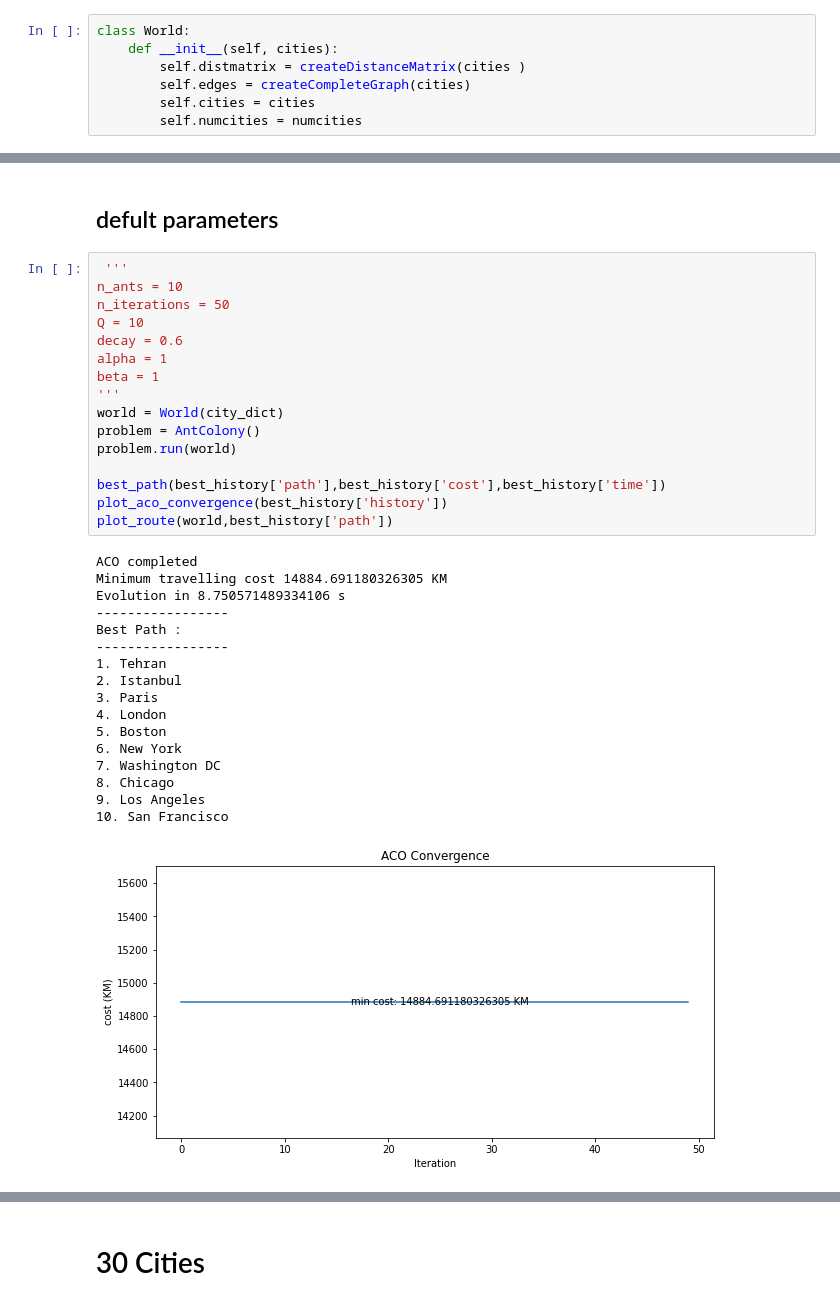
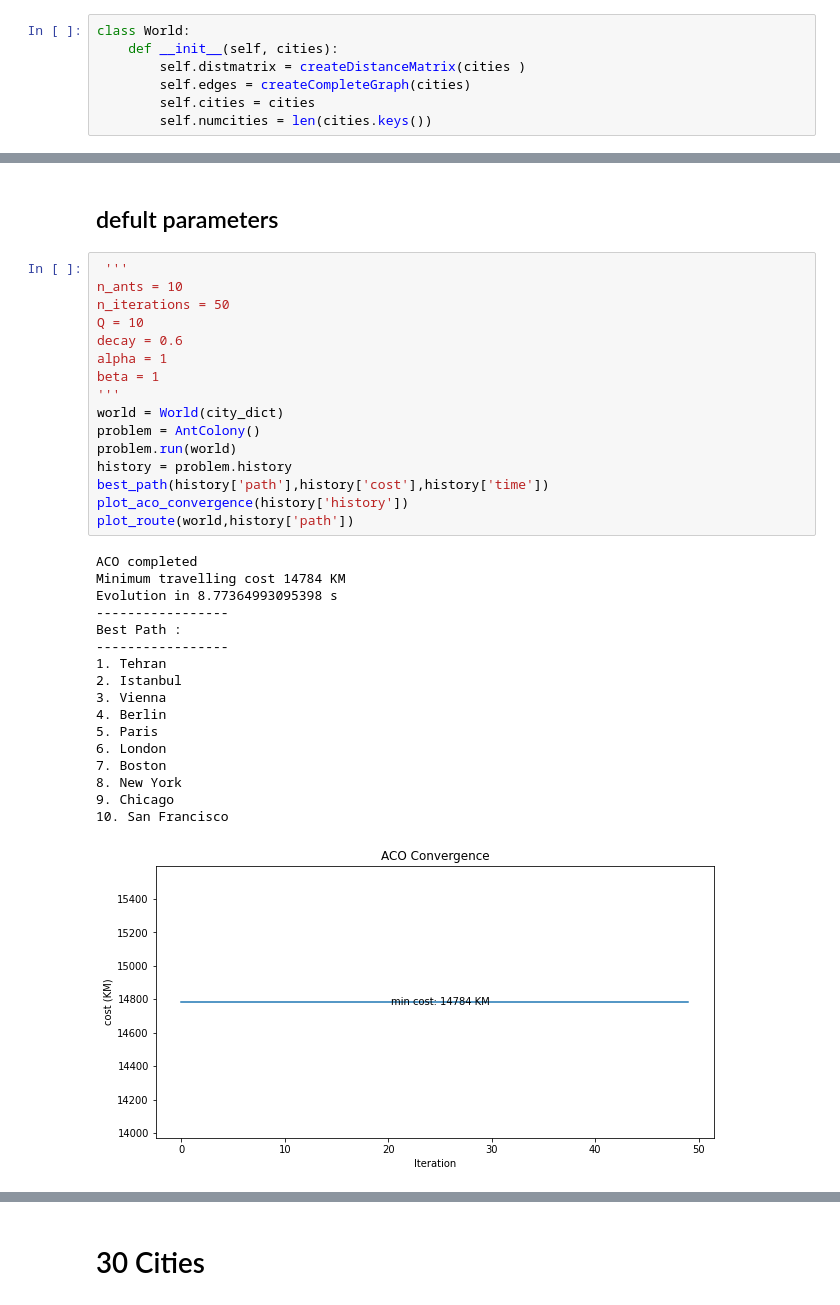
Before and after one commit to alisharifi2000/ACO_TSP, a Jupyter notebook: ACO_TSP.ipynb, the cells around one changed output, grey strips where cells are left out. Cells and saved outputs as stored; diff of their text form.

```diff
--- a/ACO_TSP.ipynb
+++ b/ACO_TSP.ipynb
@@ -147,7 +147,7 @@ class World:
         self.distmatrix = createDistanceMatrix(cities )
         self.edges = createCompleteGraph(cities)
         self.cities = cities
-        self.numcities = numcities
+        self.numcities = len(cities.keys())
 # %%
 class AntColony:
     def __init__(self, n_ants = 10, n_iterations = 50, Q = 10, decay=0.6, alpha=1, beta=1):
@@ -367,34 +367,34 @@ draw_cities_in_map(dataset)
 # %%
  '''
 n_ants = 10
 n_iterations = 50
 Q = 10
 decay = 0.6
 alpha = 1
 beta = 1
 '''
 world = World(city_dict)
 problem = AntColony()
 problem.run(world)
-
-best_path(best_history['path'],best_history['cost'],best_history['time'])
-plot_aco_convergence(best_history['history'])
-plot_route(world,best_history['path'])
+history = problem.history
+best_path(history['path'],history['cost'],history['time'])
+plot_aco_convergence(history['history'])
+plot_route(world,history['path'])
 # %% [output]
 ACO completed
-Minimum travelling cost 14884.691180326305 KM
-Evolution in 8.750571489334106 s
+Minimum travelling cost 14784 KM
+Evolution in 8.77364993095398 s
 -----------------
 Best Path :
 -----------------
 1. Tehran
 2. Istanbul
-3. Paris
-4. London
-5. Boston
-6. New York
-7. Washington DC
-8. Chicago
-9. Los Angeles
+3. Vienna
+4. Berlin
+5. Paris
+6. London
+7. Boston
+8. New York
+9. Chicago
 10. San Francisco
-[figure, old version]
+[figure, new version]
```
Also changed, not shown: parts of 6 cells of this notebook.
